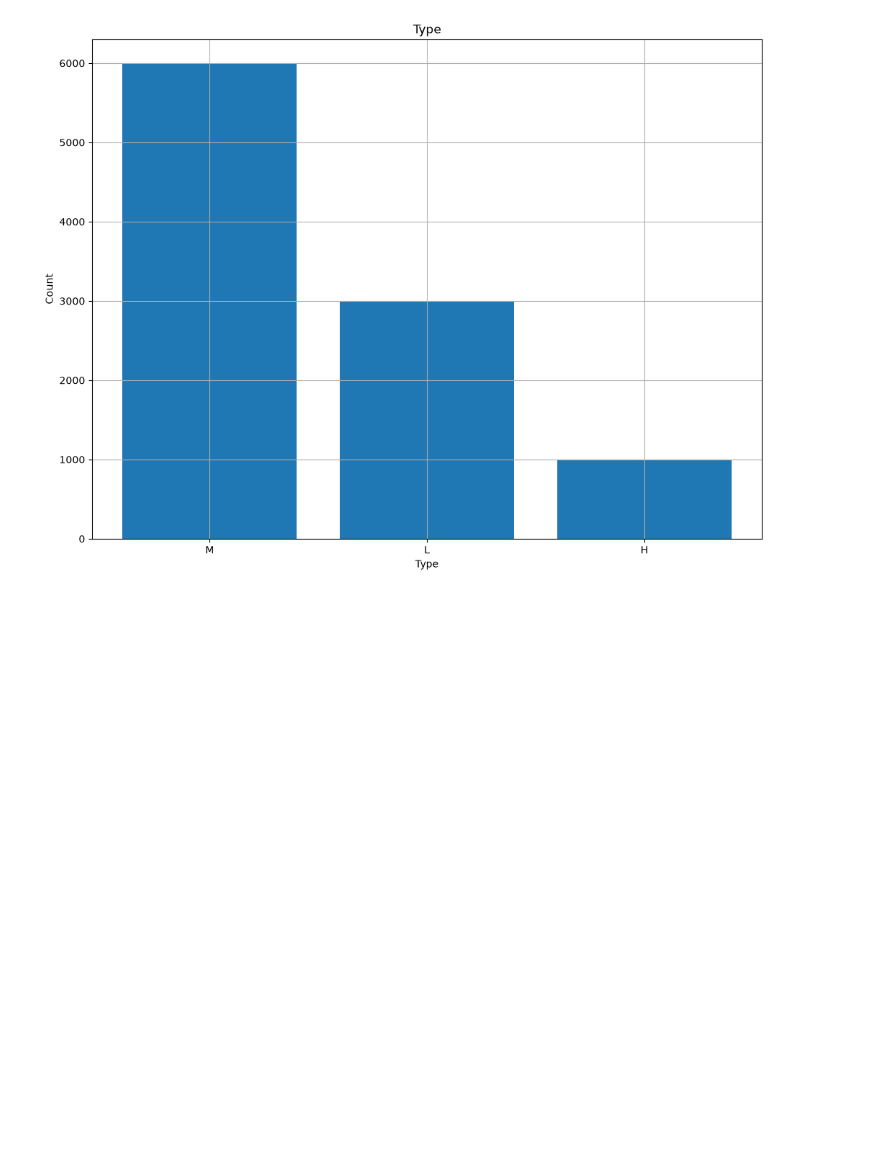
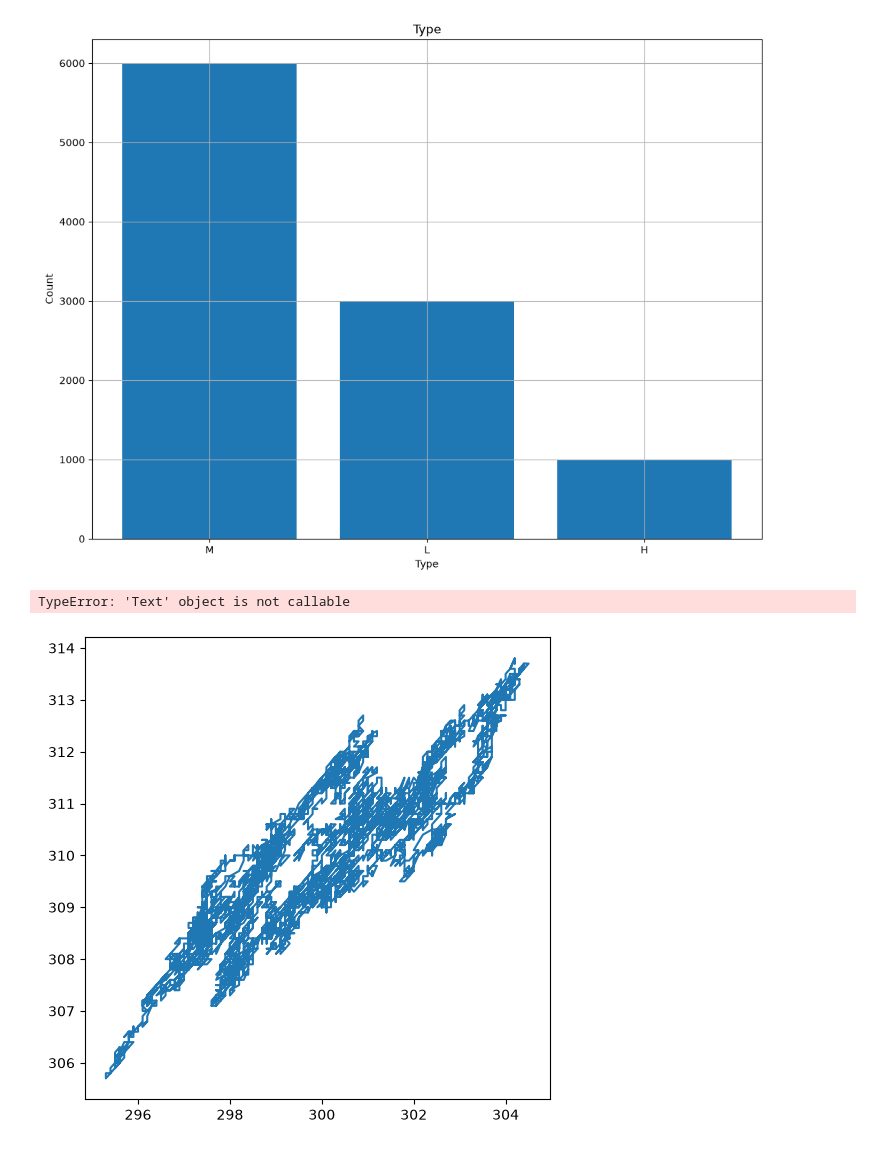
Before and after one commit to motawassimlahmadi/AI-Data-Analyst, a Jupyter notebook: notebooks/01_experiment.ipynb, the cells around one changed output. Saved outputs shown, nothing was run; the diff lists cells and outputs as text; code cells hidden in the pictures; blank space fills up the shorter version.

```diff
--- a/notebooks/01_experiment.ipynb
+++ b/notebooks/01_experiment.ipynb
@@ -112,3 +127,23 @@ def categorical_viz(df : pd.DataFrame , col):
 categorical_viz(df,"Type")
 # %% [output]
 [figure]
+# %%
+def numerical_viz(df: pd.DataFrame, x_col: str, y_col: str):
+    fig, ax = plt.subplots(figsize=(6,6))
+
+
+    X_val = df[x_col]
+    Y_val = df[y_col]
+
+    ax.plot(X_val,Y_val)
+    ax.set_title(f"{x_col} vs {y_col}")
+    ax.set_xlabel(x_col)
+    ax.set_ylabel(y_col)
+
+
+    return fig
+# %%
+numerical_viz(df,"Air temperature [K]" , "Process temperature [K]")
+# %% [output]
+TypeError: 'Text' object is not callable
+[figure, added]
```
Also changed, not shown: parts of 1 cell of this notebook, 3 other files.
